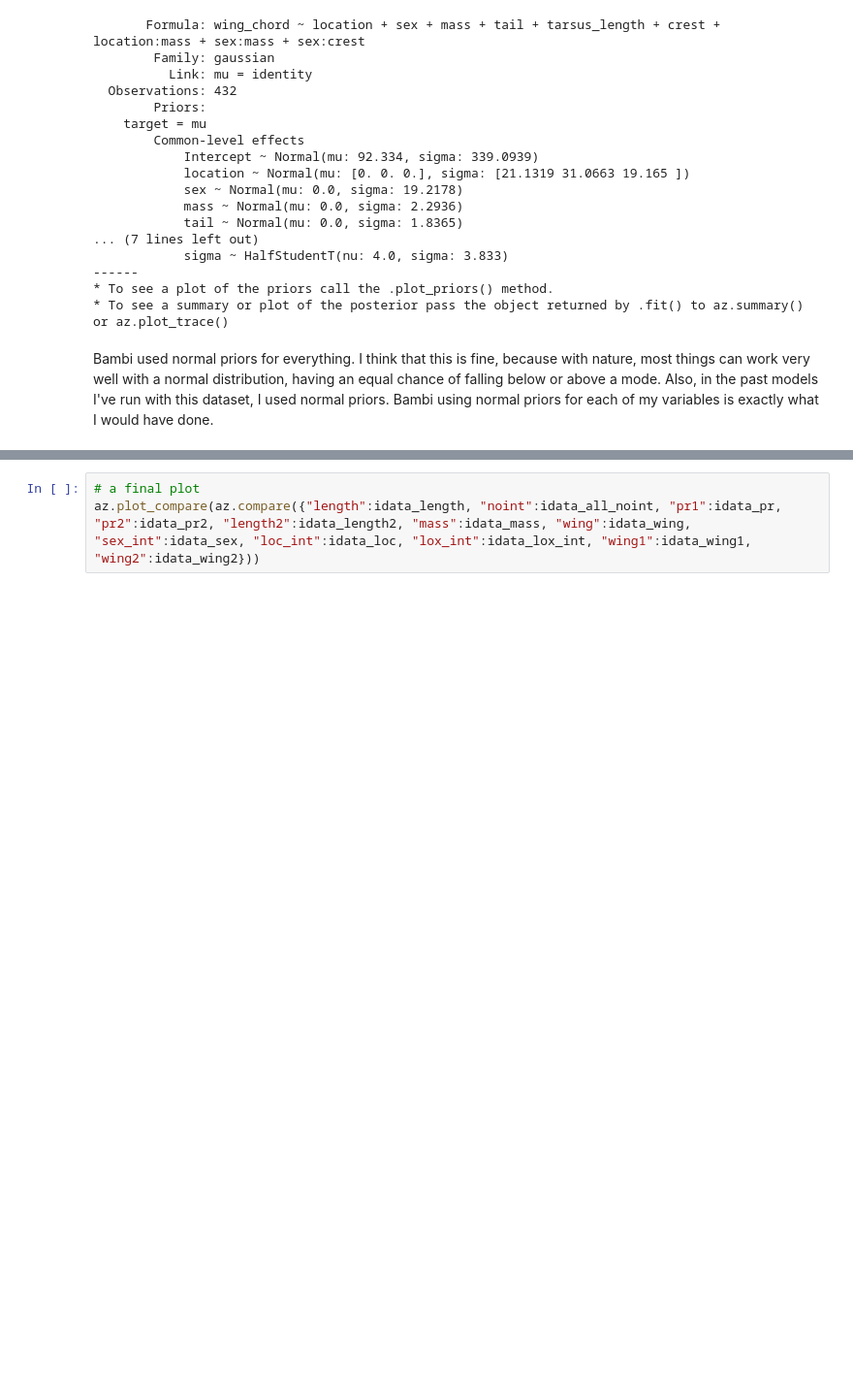
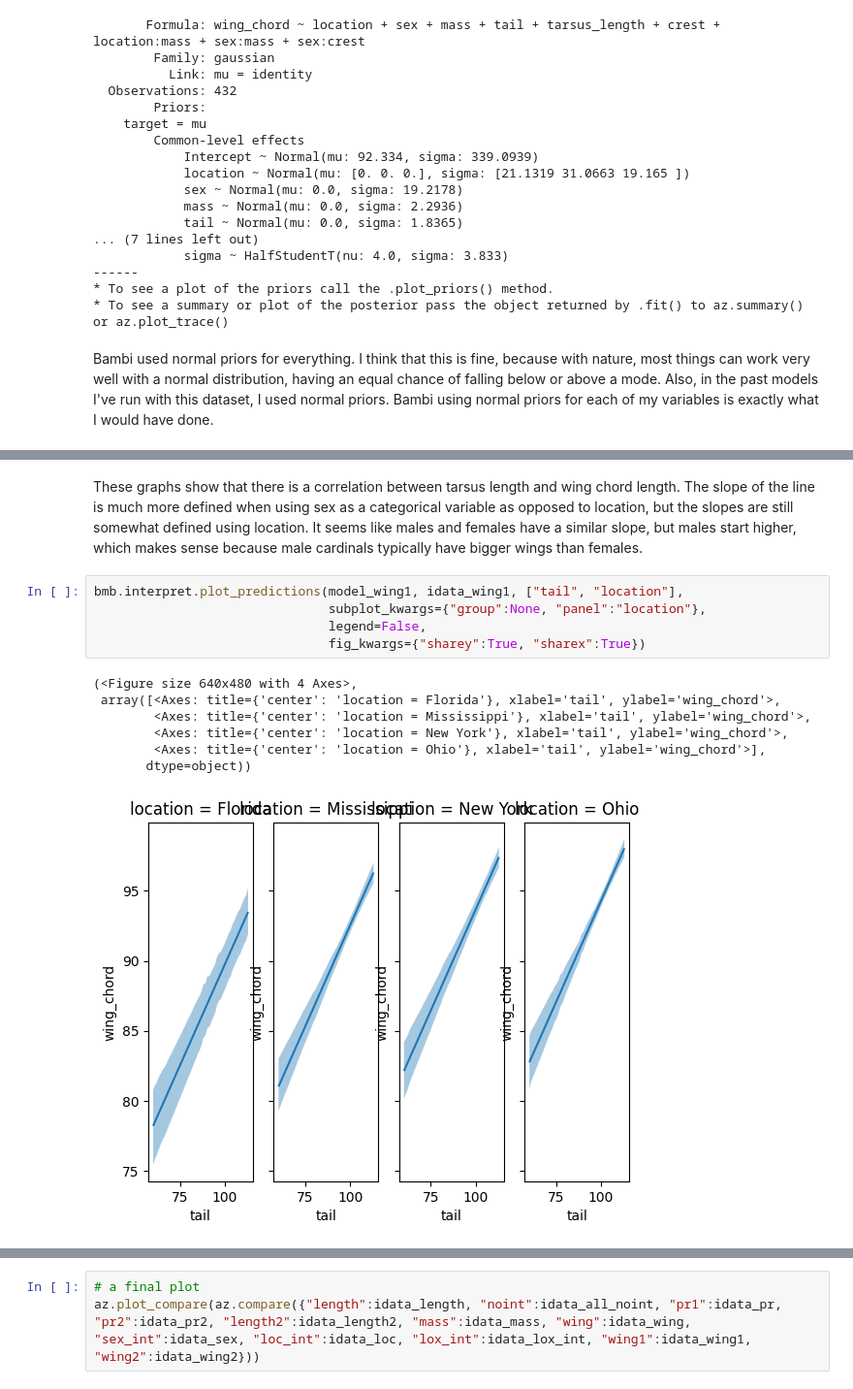
Before and after one commit to Spookytober/Datascience, a Jupyter notebook: Aubr_OrfU6Proj.ipynb, the cells around one changed output, grey strips where cells are left out. Shown: that part at 97% size. Cells and saved outputs as stored; diff of their text form; blank space fills up the shorter version.

```diff
--- a/Aubr_OrfU6Proj.ipynb
+++ b/Aubr_OrfU6Proj.ipynb
@@ -222,0 +263,15 @@ Bambi used normal priors for everything. I think that this is fine, because with
+# %% [markdown]
+These graphs show that there is a correlation between tarsus length and wing chord length. The slope of the line is much more defined when using sex as a categorical variable as opposed to location, but the slopes are still somewhat defined using location. It seems like males and females have a similar slope, but males start higher, which makes sense because male cardinals typically have bigger wings than females.
+# %%
+bmb.interpret.plot_predictions(model_wing1, idata_wing1, ["tail", "location"],
+                               subplot_kwargs={"group":None, "panel":"location"},
+                               legend=False,
+                               fig_kwargs={"sharey":True, "sharex":True})
+# %% [output]
+(<Figure size 640x480 with 4 Axes>,
+ array([<Axes: title={'center': 'location = Florida'}, xlabel='tail', ylabel='wing_chord'>,
+        <Axes: title={'center': 'location = Mississippi'}, xlabel='tail', ylabel='wing_chord'>,
+        <Axes: title={'center': 'location = New York'}, xlabel='tail', ylabel='wing_chord'>,
+        <Axes: title={'center': 'location = Ohio'}, xlabel='tail', ylabel='wing_chord'>],
+       dtype=object))
+[figure, added]
```
Also changed, not shown: parts of 9 cells of this notebook.
